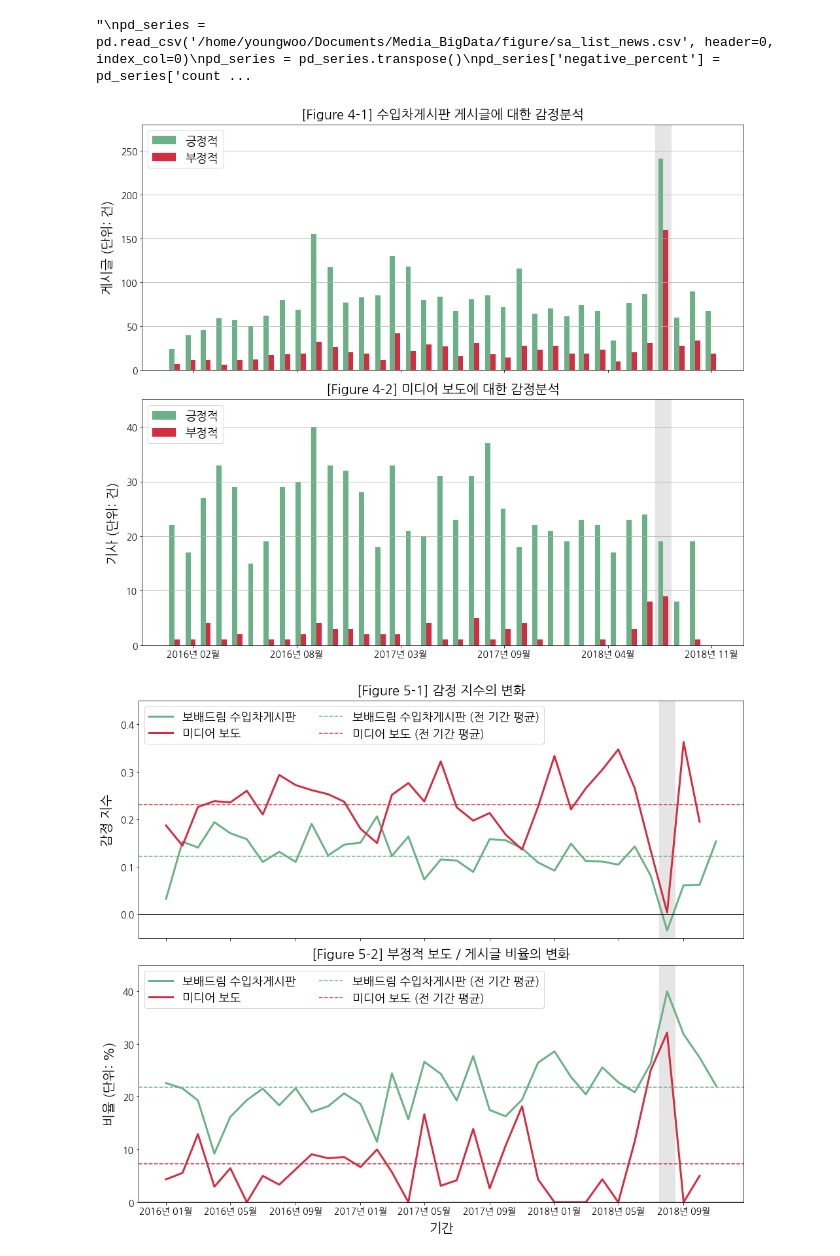
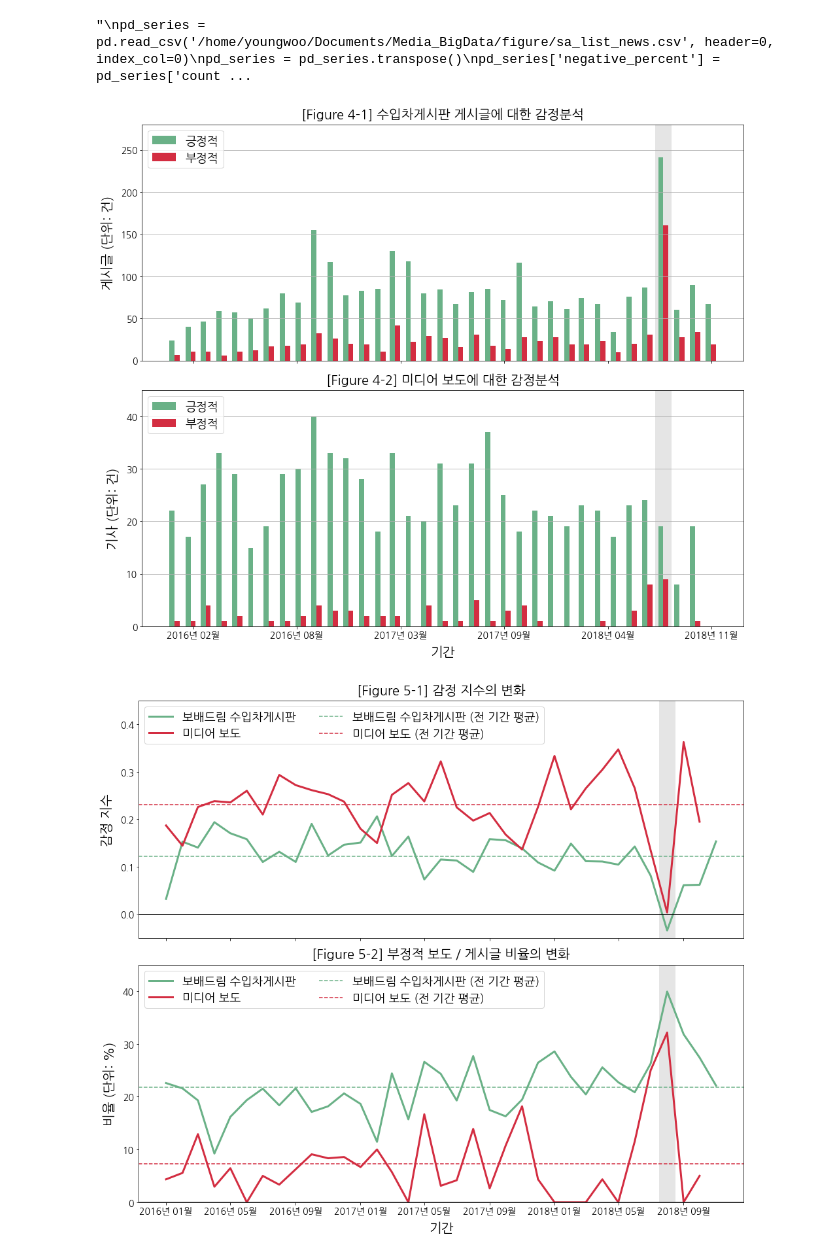
Before and after one commit to Lactobacillus/Media_BigData, a Jupyter notebook: figure 20181219.ipynb, the cells around one changed output. Drawn from its saved outputs; the diff is of its cells as text; code cells hidden in the pictures.

```diff
--- a/figure 20181219.ipynb
+++ b/figure 20181219.ipynb
@@ -325,34 +325,35 @@ ax[0].legend(loc = 'upper left', prop = {'family' : gothic, 'size' : 18})
 ax[0].grid(axis = 'y')
 ax[0].get_xaxis().set_major_formatter(mdates.DateFormatter('%Y년 %m월'))
 ax[0].get_yaxis().set_major_formatter(tkr.FuncFormatter(lambda x, p: format(int(x), ',')))
 
 ax[0].set_ylim(0, 280)
 ax[0].set_yticks(np.arange(0, 250 + 1, 50))
 
 ax[1].axvline(x = mdates.date2num(pd.to_datetime(pd_series2['count_positive'].T.keys()[-3], format = '%Y-%m')),
               color = 'gray', lw = 25, alpha = 0.2, zorder = 0)
 ax[1].bar(mdates.date2num(pd.to_datetime(pd_series2['count_positive'].T.keys(), format = '%Y-%m')) - 5,
         pd_series2['count_positive'].T.values, label = '긍정적', color = '#6AB187', width = 10, zorder = 1)
 ax[1].bar(mdates.date2num(pd.to_datetime(pd_series2['count_negative'].T.keys(), format = '%Y-%m')) + 5,
         pd_series2['count_negative'].T.values, label = '부정적', color = '#D32D41', width = 10, zorder = 1)
 
 
 ax[1].set_title(r'[Figure 4-2] 미디어 보도에 대한 감정분석', fontsize = 20, fontname = gothic, pad = 10)
+ax[1].set_xlabel('기간', fontsize = 20, fontname = gothic, labelpad = 10)
 ax[1].set_ylabel('기사 (단위: 건)', fontsize = 20, fontname = gothic, labelpad = 10)
 ax[1].legend(loc = 'upper left', prop = {'family' : gothic, 'size' : 18})
 
 ax[1].grid(axis = 'y')
 ax[1].get_yaxis().set_major_formatter(tkr.FuncFormatter(lambda x, p: format(int(x), ',')))
 
 ax[1].set_ylim(0, 45)
 ax[1].set_yticks(np.arange(0, 45 + 1, 10))
 
 plt.xticks(rotation = 0)
 plt.tight_layout()
 plt.savefig('/home/youngwoo/Desktop/figure/4.png', dpi = 300, quality = 100)
 plt.show()
 # %% [output]
-[figure, old version]
+[figure, new version]
 # %%
 pd_series = pd.read_csv('/home/youngwoo/Documents/Media_BigData/figure/sa_list_news.csv', header=0, index_col=0)
 pd_series = pd_series.transpose()
```
Also changed, not shown: parts of 10 cells of this notebook.
